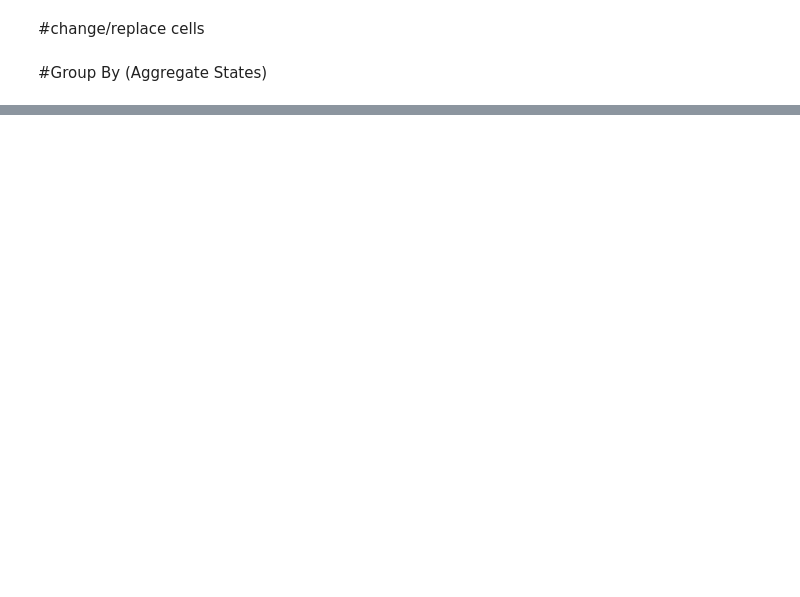
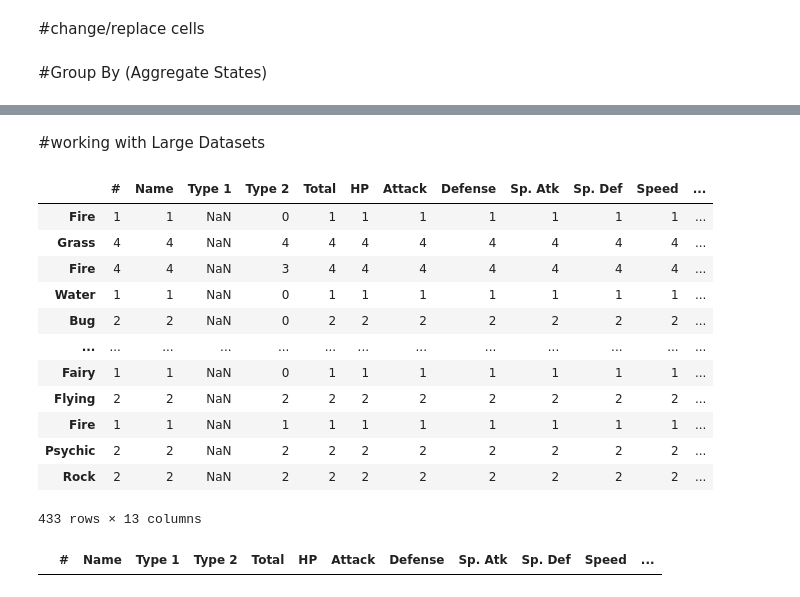
Before and after one commit to avinashronanki/pandas, a Jupyter notebook: pandas.ipynb, the cells around one changed output, grey strips where cells are left out. Drawn from its saved outputs; the diff is of its cells as text; code cells hidden in the pictures; blank space fills up the shorter version.

```diff
--- a/pandas.ipynb
+++ b/pandas.ipynb
@@ -689,0 +686,2 @@ Initialized empty Git repository in /content/.git/
+# %%
+df = pd.read_csv("/content/Pokemon.csv")
@@ -689,0 +696,2 @@ Initialized empty Git repository in /content/.git/
+# %%
+df["count"] = 1
@@ -689,0 +716,28 @@ Initialized empty Git repository in /content/.git/
+# %% [markdown]
+#working with Large Datasets
+# %%
+con_df = pd.DataFrame(columns=df.columns)
+for df in pd.read_csv("/content/Pokemon.csv", chunksize= 5):
+  results = df.groupby(["Type 1"]).count()
+  con_df = pd.concat([con_df, results])
+  #print(df)
+# %%
+con_df
+# %% [output]
+|  | # | Name | Type 1 | Type 2 | Total | HP | Attack | Defense | Sp. Atk | Sp. Def | Speed | ... |
+| Fire | 1 | 1 | NaN | 0 | 1 | 1 | 1 | 1 | 1 | 1 | 1 | ... |
+| Grass | 4 | 4 | NaN | 4 | 4 | 4 | 4 | 4 | 4 | 4 | 4 | ... |
+| Fire | 4 | 4 | NaN | 3 | 4 | 4 | 4 | 4 | 4 | 4 | 4 | ... |
+| Water | 1 | 1 | NaN | 0 | 1 | 1 | 1 | 1 | 1 | 1 | 1 | ... |
+| Bug | 2 | 2 | NaN | 0 | 2 | 2 | 2 | 2 | 2 | 2 | 2 | ... |
+| ... | ... | ... | ... | ... | ... | ... | ... | ... | ... | ... | ... | ... |
+| Fairy | 1 | 1 | NaN | 0 | 1 | 1 | 1 | 1 | 1 | 1 | 1 | ... |
+| Flying | 2 | 2 | NaN | 2 | 2 | 2 | 2 | 2 | 2 | 2 | 2 | ... |
+| Fire | 1 | 1 | NaN | 1 | 1 | 1 | 1 | 1 | 1 | 1 | 1 | ... |
+| Psychic | 2 | 2 | NaN | 2 | 2 | 2 | 2 | 2 | 2 | 2 | 2 | ... |
+| Rock | 2 | 2 | NaN | 2 | 2 | 2 | 2 | 2 | 2 | 2 | 2 | ... |
+433 rows × 13 columns
+# %%
+df.loc[df["Name"]== "Bulbasaur"]
+# %% [output]
+|  | # | Name | Type 1 | Type 2 | Total | HP | Attack | Defense | Sp. Atk | Sp. Def | Speed | ... |
```
Also changed, not shown: parts of 12 cells of this notebook.
